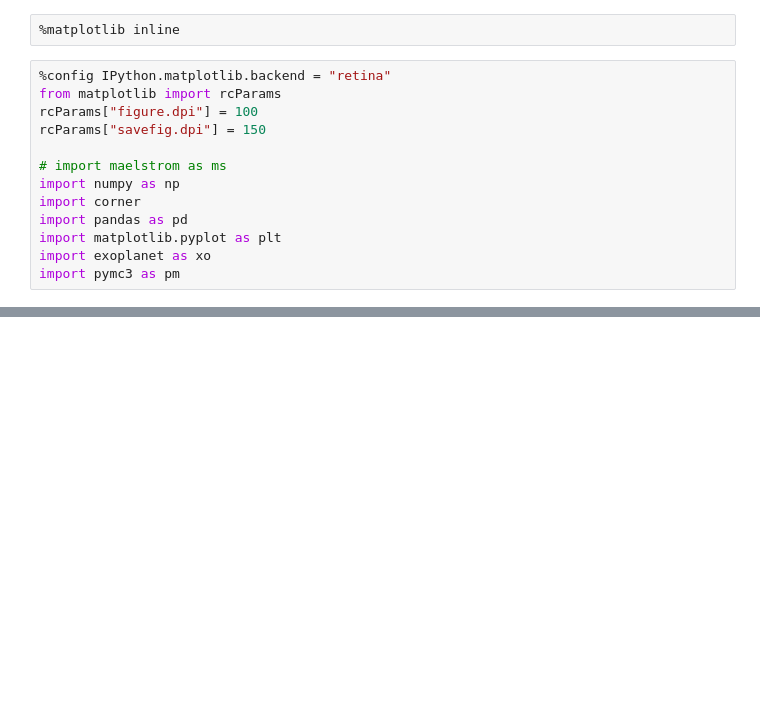
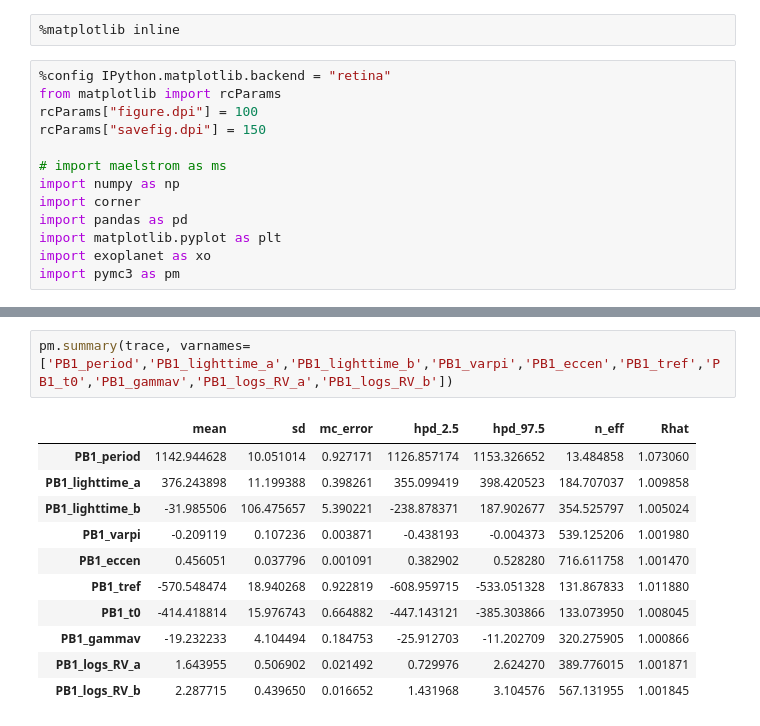
Before and after one commit to danhey/maelstrom, a Jupyter notebook: docs/notebooks/Maelstrom.ipynb, the cells around one changed output, grey strips where cells are left out. Drawn from its saved outputs; the diff is of its cells as text; blank space fills up the shorter version.

```diff
--- a/docs/notebooks/Maelstrom.ipynb
+++ b/docs/notebooks/Maelstrom.ipynb
@@ -51,0 +172,14 @@ Type:      function
+# %%
+pm.summary(trace, varnames=['PB1_period','PB1_lighttime_a','PB1_lighttime_b','PB1_varpi','PB1_eccen','PB1_tref','PB1_t0','PB1_gammav','PB1_logs_RV_a','PB1_logs_RV_b'])
+# %% [output]
+|  | mean | sd | mc_error | hpd_2.5 | hpd_97.5 | n_eff | Rhat |
+| PB1_period | 1142.944628 | 10.051014 | 0.927171 | 1126.857174 | 1153.326652 | 13.484858 | 1.073060 |
+| PB1_lighttime_a | 376.243898 | 11.199388 | 0.398261 | 355.099419 | 398.420523 | 184.707037 | 1.009858 |
+| PB1_lighttime_b | -31.985506 | 106.475657 | 5.390221 | -238.878371 | 187.902677 | 354.525797 | 1.005024 |
+| PB1_varpi | -0.209119 | 0.107236 | 0.003871 | -0.438193 | -0.004373 | 539.125206 | 1.001980 |
+| PB1_eccen | 0.456051 | 0.037796 | 0.001091 | 0.382902 | 0.528280 | 716.611758 | 1.001470 |
+| PB1_tref | -570.548474 | 18.940268 | 0.922819 | -608.959715 | -533.051328 | 131.867833 | 1.011880 |
+| PB1_t0 | -414.418814 | 15.976743 | 0.664882 | -447.143121 | -385.303866 | 133.073950 | 1.008045 |
+| PB1_gammav | -19.232233 | 4.104494 | 0.184753 | -25.912703 | -11.202709 | 320.275905 | 1.000866 |
+| PB1_logs_RV_a | 1.643955 | 0.506902 | 0.021492 | 0.729976 | 2.624270 | 389.776015 | 1.001871 |
+| PB1_logs_RV_b | 2.287715 | 0.439650 | 0.016652 | 1.431968 | 3.104576 | 567.131955 | 1.001845 |
```
Also changed, not shown: parts of 13 cells of this notebook, 20 other files.
